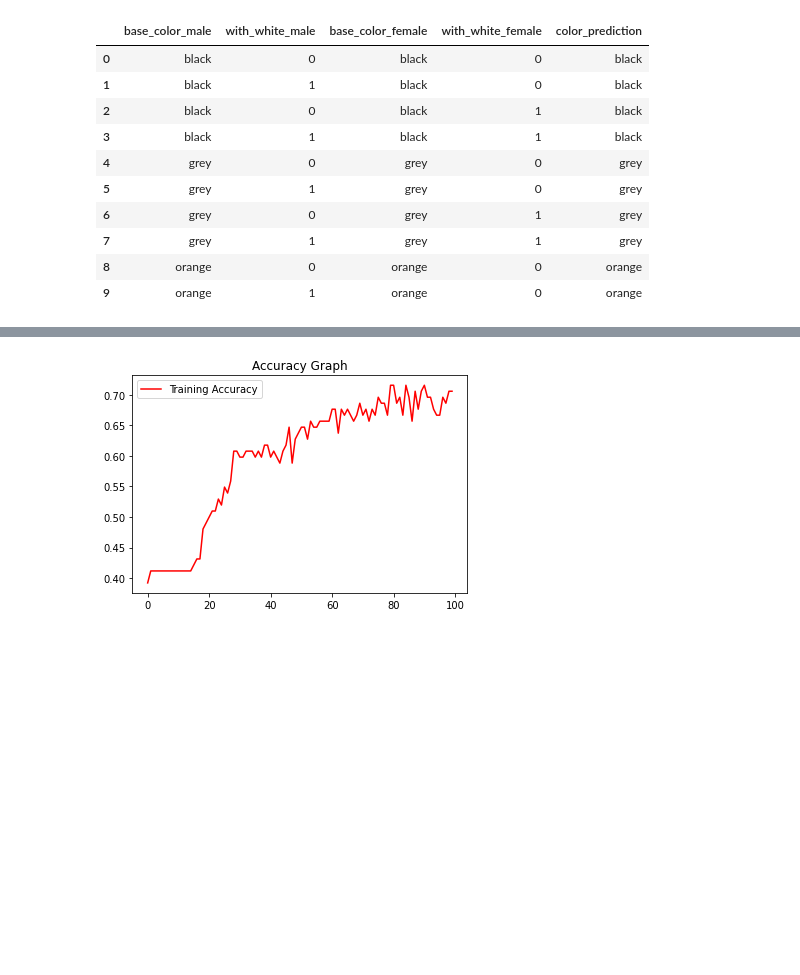
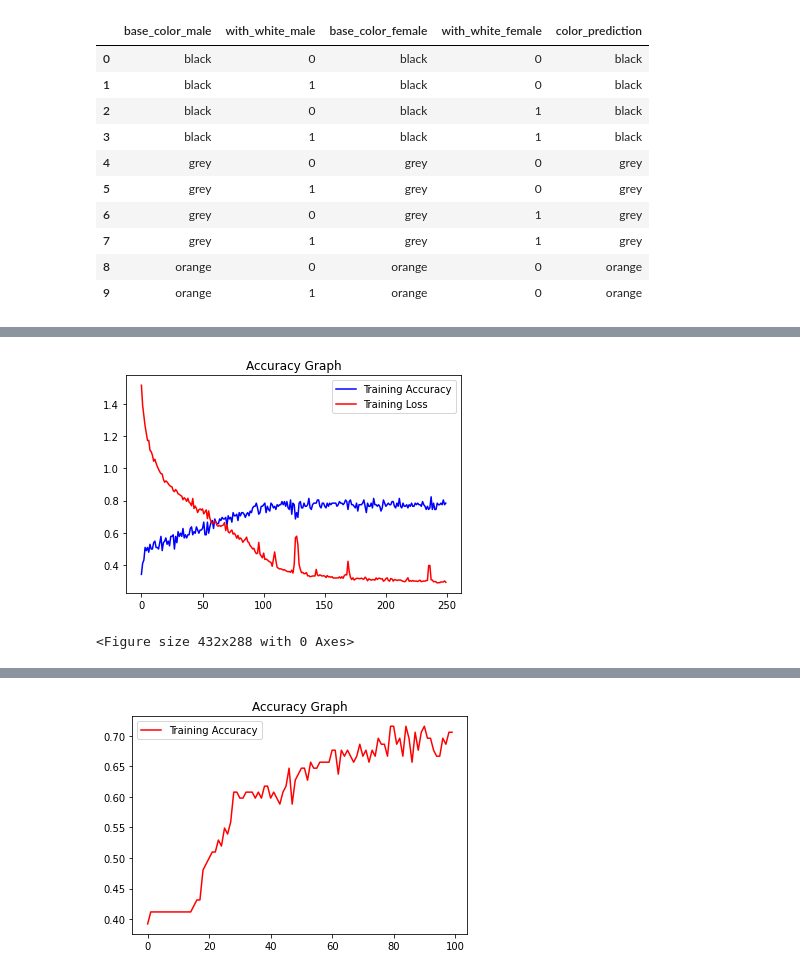
Before and after one commit to cat-pedigree/CatPedigree_ML_Model, a Jupyter notebook: model_pedigree.ipynb, the cells around one changed output, grey strips where cells are left out. Drawn from its saved outputs; the diff is of its cells as text; code cells hidden in the pictures; blank space fills up the shorter version.

```diff
--- a/model_pedigree.ipynb
+++ b/model_pedigree.ipynb
@@ -214 +251,6 @@ def result_visualization(model_result):
+# %%
+result_visualization(history) # 250 epochs add more layer
+# %% [output]
+[figure, added]
+<Figure size 432x288 with 0 Axes>
 # %%
```
Also changed, not shown: parts of 16 cells of this notebook, 16 other files.
